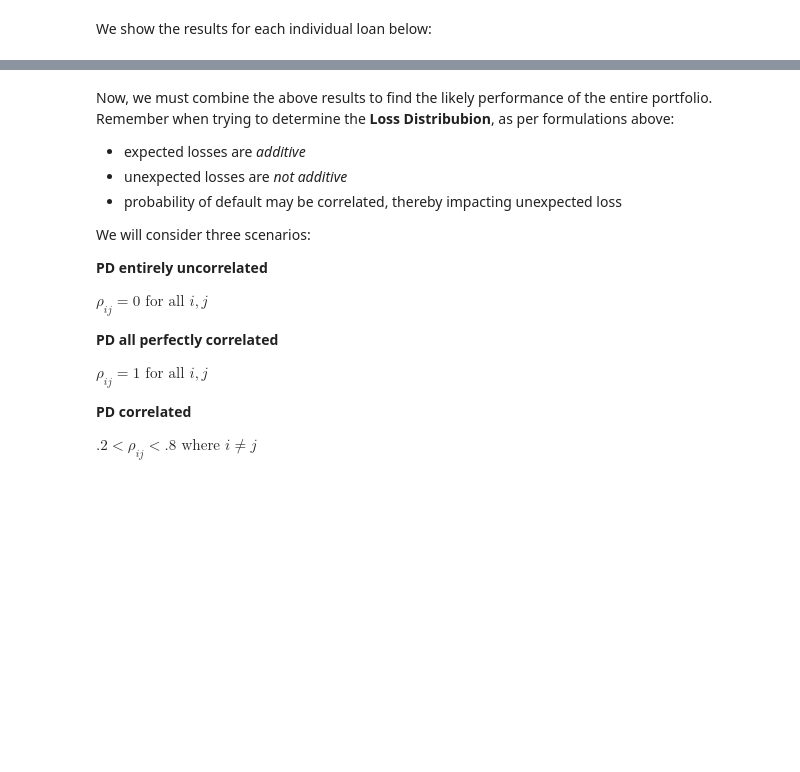
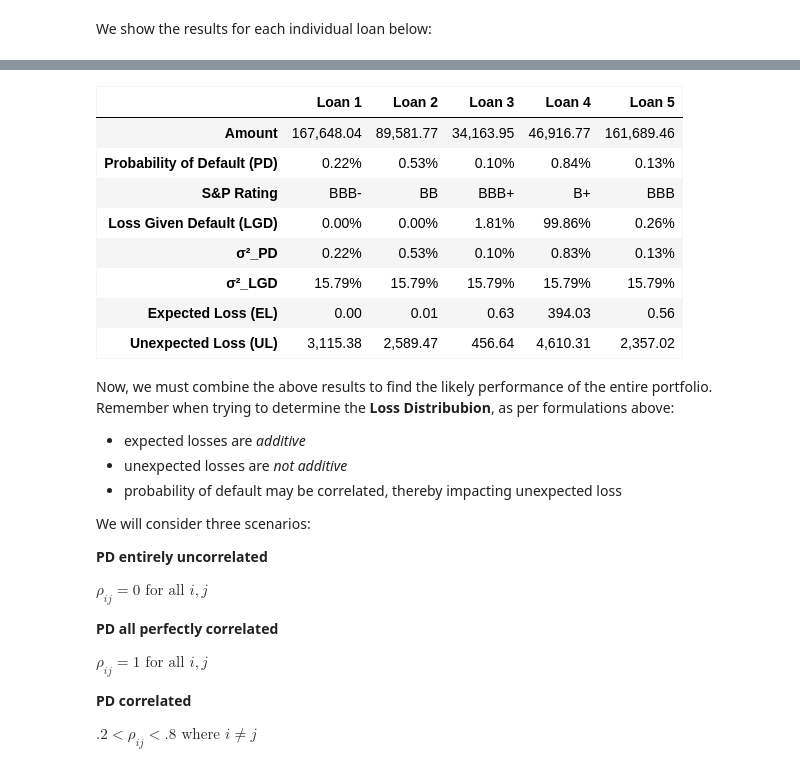
Before and after one commit to rjskene/htsfi, a Jupyter notebook: docs/loss.ipynb, the cells around one changed output, grey strips where cells are left out. Saved outputs shown, nothing was run; the diff lists cells and outputs as text; code cells hidden in the pictures; blank space fills up the shorter version.

```diff
--- a/docs/loss.ipynb
+++ b/docs/loss.ipynb
@@ -474,50 +450,30 @@ ul = loan_ul(EAD, p_of_d, lgd, pd_var, lgd_var)
 # %% [markdown]
 We show the results for each individual loan below:
 # %%
-from IPython.core.display import HTML, display
+# Create lists of data for each column
+data = {
+    'Amount': EAD,
+    'Probability of Default (PD)': p_of_d,
+    'S&P Rating': rats,
+    'Loss Given Default (LGD)': lgd,
+    'σ²_PD': pd_var,
+    'σ²_LGD': lgd_var,
+    'Expected Loss (EL)': el,
+    'Unexpected Loss (UL)': ul
+}
 
-html = '<table>'
-html +=  '<thead>'
-html +=    '<tr>'
-html +=      '<th class="loan-table"></th>'
-html +=      ' '.join([f'<th class="loan-table">Loan {i + 1}</th>' for i in range(n)])
-html +=    '</tr>'
-html +=  '</thead>'
-html +=  '<tbody>'
-html +=    '<tr>'
-html +=      '<td class="loan-table">Amount</td>'
-html +=      ' '.join([f'<td class="loan-table">{val:,.2f}</td>' for val in EAD])
-html +=    '</tr>'
-html +=    '<tr>'
-html +=      '<td class="loan-table">Probability<br>of<br>Default (PD)</td>'
-html +=      ' '.join([f'<td class="loan-table">{val:.2%}</td>' for val in p_of_d])
-html +=    '</tr>'
-html +=    '<tr>'
-html +=      '<td class="loan-table">S&P<br>Rating</td>'
-html +=      ' '.join([f'<td class="loan-table">{val}</td>' for val in rats])
-html +=    '</tr>'
-html +=    '<tr>'
-html +=    '<tr>'
-html +=      '<td class="loan-table">Loss Given<br>Default (LGD)</td>'
-html +=      ' '.join([f'<td class="loan-table">{val:.2%}</td>' for val in lgd])
-html +=    '</tr>'
-html +=      r'<td class="loan-table">$\sigma^2_{PD}$</td>'
-html +=      ' '.join([f'<td class="loan-table">{val:.2%}</td>' for val in pd_var])
-html +=    '</tr>'
-html +=    '<tr>'
-html +=      r'<td class="loan-table">$\sigma^2_{LGD}$</td>'
-html +=      ' '.join([f'<td class="loan-table">{val:.2%}</td>' for val in lgd_var])
-html +=    '</tr>'
-html +=    '<tr>'
-html +=      '<td class="loan-table">Expected<br>Loss (EL)</td>'
-html +=      ' '.join([f'<td class="loan-table">{val:,.2f}</td>' for val in el])
-html +=    '</tr>'
-html +=    '<tr>'
-html +=      '<td class="loan-table">Unexpected<br>Loss (UL)</td>'
-html +=      ' '.join([f'<td class="loan-table">{val:,.2f}</td>' for val in ul])
-html +=    '</tr>'
-html +=  '</tbody>'
-html += '</table>'
+# Create DataFrame with loan numbers as columns
+df = pd.DataFrame(data, index=[f'Loan {i+1}' for i in range(n)]).T
 
-display(HTML(html))
+# Format numeric columns
+df.loc['Amount'] = df.loc['Amount'].map('{:,.2f}'.format)
+df.loc['Probability of Default (PD)'] = df.loc['Probability of Default (PD)'].map('{:.2%}'.format)
+df.loc['Loss Given Default (LGD)'] = df.loc['Loss Given Default (LGD)'].map('{:.2%}'.format)
+df.loc['σ²_PD'] = df.loc['σ²_PD'].map('{:.2%}'.format)
+df.loc['σ²_LGD'] = df.loc['σ²_LGD'].map('{:.2%}'.format)
+df.loc['Expected Loss (EL)'] = df.loc['Expected Loss (EL)'].map('{:,.2f}'.format)
+df.loc['Unexpected Loss (UL)'] = df.loc['Unexpected Loss (UL)'].map('{:,.2f}'.format)
+
+await dfi.export_async(df.style, '_static/loss_loan_table.png')
+Image('_static/loss_loan_table.png')
 # %% [output]
@@ -532,3 +480,4 @@ display(HTML(html))
+[figure, added]
 # %% [markdown]
 Now, we must combine the above results to find the likely performance of the entire portfolio. Remember when trying to determine the **Loss Distribubion**, as per formulations above:
 
```
Also changed, not shown: parts of 20 cells of this notebook, 4 other files.
